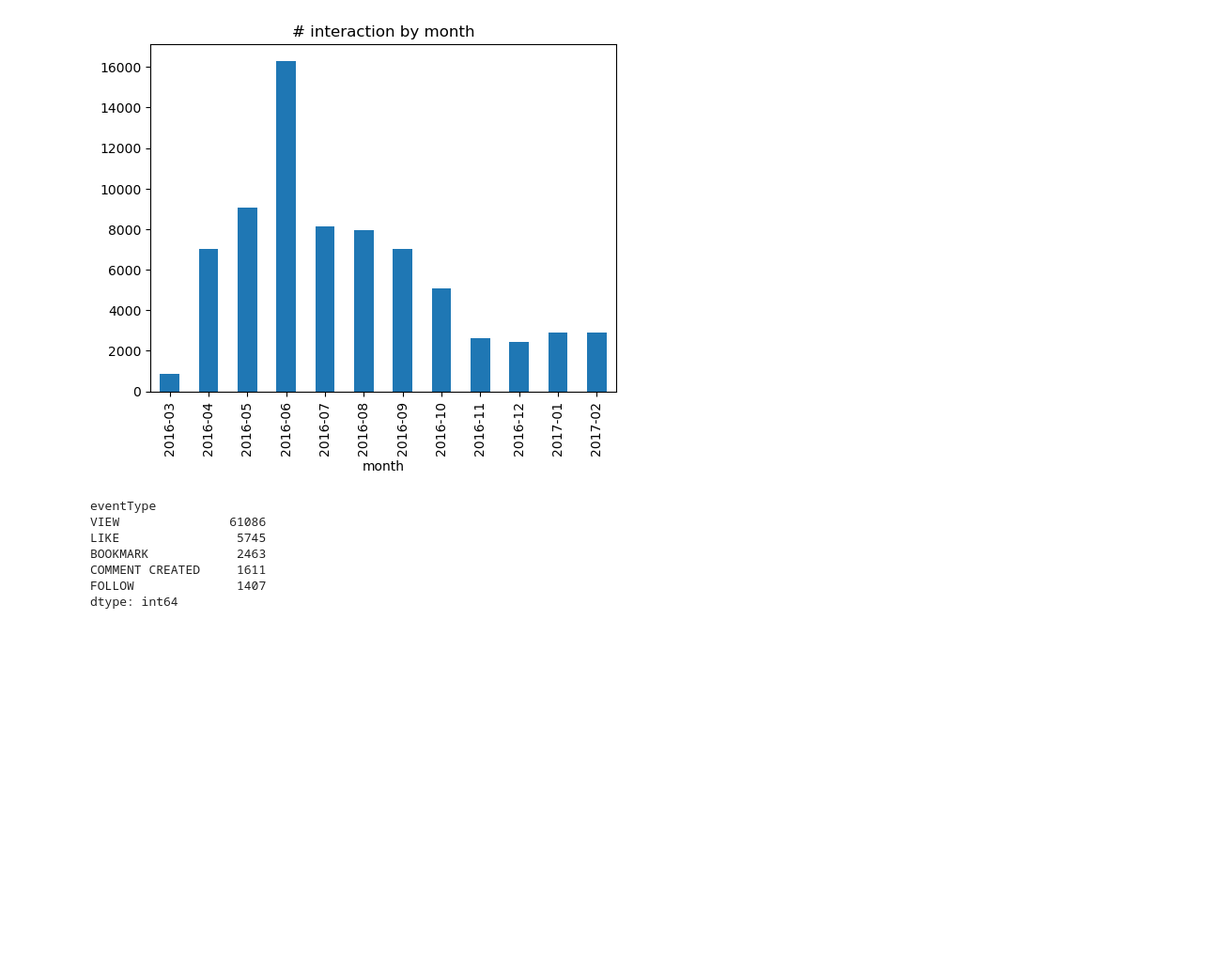
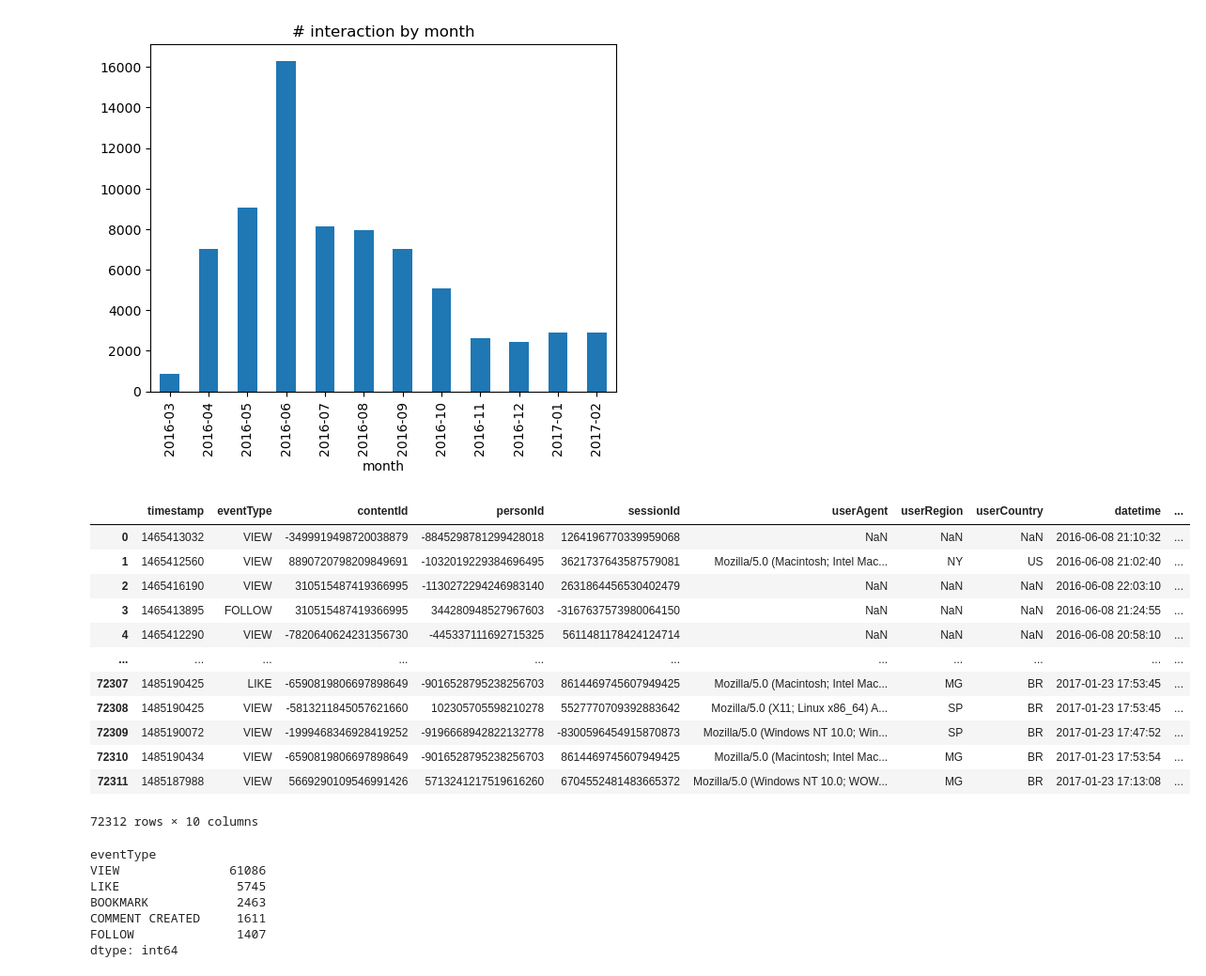
Before and after one commit to MohamedAmineMehrez/Recommender-System, a Jupyter notebook: Data-EDA.ipynb, the cells around one changed output. Shown at 94% size. Cells and saved outputs as stored; diff of their text form; code cells hidden in the pictures; blank space fills up the shorter version.

```diff
--- a/Data-EDA.ipynb
+++ b/Data-EDA.ipynb
@@ -67,6 +79,22 @@ interactions_df.groupby('month').size().plot(kind='bar', title='# interaction by
 # %% [output]
 <Axes: title={'center': '# interaction by month'}, xlabel='month'>
 [figure]
+# %%
+interactions_df
+# %% [output]
+|  | timestamp | eventType | contentId | personId | sessionId | userAgent | userRegion | userCountry | datetime | ... |
+| 0 | 1465413032 | VIEW | -3499919498720038879 | -8845298781299428018 | 1264196770339959068 | NaN | NaN | NaN | 2016-06-08 21:10:32 | ... |
+| 1 | 1465412560 | VIEW | 8890720798209849691 | -1032019229384696495 | 3621737643587579081 | Mozilla/5.0 (Macintosh; Intel Mac... | NY | US | 2016-06-08 21:02:40 | ... |
+| 2 | 1465416190 | VIEW | 310515487419366995 | -1130272294246983140 | 2631864456530402479 | NaN | NaN | NaN | 2016-06-08 22:03:10 | ... |
+| 3 | 1465413895 | FOLLOW | 310515487419366995 | 344280948527967603 | -3167637573980064150 | NaN | NaN | NaN | 2016-06-08 21:24:55 | ... |
+| 4 | 1465412290 | VIEW | -7820640624231356730 | -445337111692715325 | 5611481178424124714 | NaN | NaN | NaN | 2016-06-08 20:58:10 | ... |
+| ... | ... | ... | ... | ... | ... | ... | ... | ... | ... | ... |
+| 72307 | 1485190425 | LIKE | -6590819806697898649 | -9016528795238256703 | 8614469745607949425 | Mozilla/5.0 (Macintosh; Intel Mac... | MG | BR | 2017-01-23 17:53:45 | ... |
+| 72308 | 1485190425 | VIEW | -5813211845057621660 | 102305705598210278 | 5527770709392883642 | Mozilla/5.0 (X11; Linux x86_64) A... | SP | BR | 2017-01-23 17:53:45 | ... |
+| 72309 | 1485190072 | VIEW | -1999468346928419252 | -9196668942822132778 | -8300596454915870873 | Mozilla/5.0 (Windows NT 10.0; Win... | SP | BR | 2017-01-23 17:47:52 | ... |
+| 72310 | 1485190434 | VIEW | -6590819806697898649 | -9016528795238256703 | 8614469745607949425 | Mozilla/5.0 (Macintosh; Intel Mac... | MG | BR | 2017-01-23 17:53:54 | ... |
+| 72311 | 1485187988 | VIEW | 5669290109546991426 | 5713241217519616260 | 6704552481483665372 | Mozilla/5.0 (Windows NT 10.0; WOW... | MG | BR | 2017-01-23 17:13:08 | ... |
+72312 rows × 10 columns
 # %%
 interactions_df.groupby('eventType').size().sort_values(ascending=False)
 # %% [output]
```
Also changed, not shown: parts of 16 cells of this notebook.
